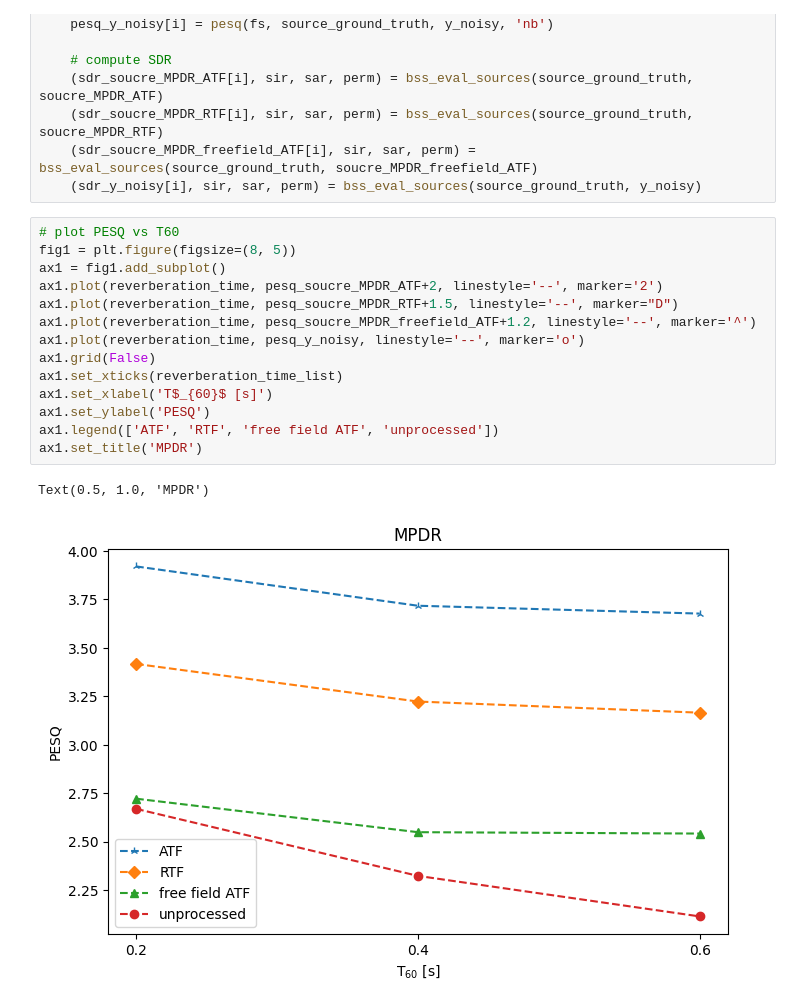
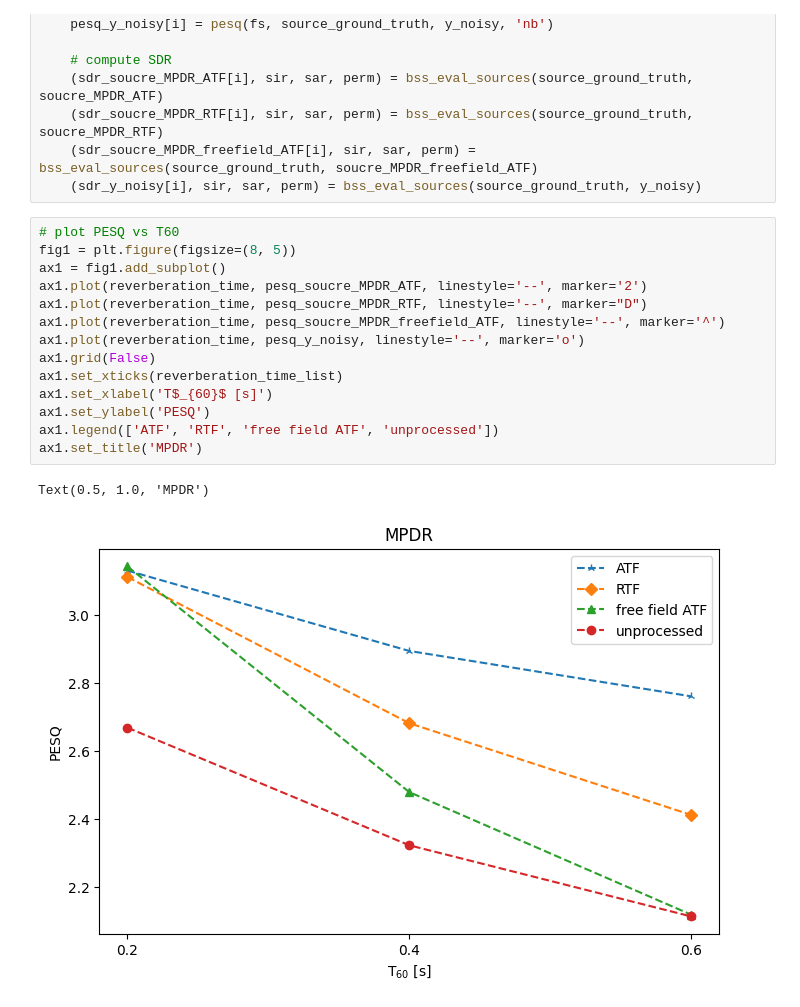
Before and after one commit to anchiyuan/CTF, a Jupyter notebook: evaluation_MPDR.ipynb, the cells around one changed output. Saved outputs shown, nothing was run; the diff lists cells and outputs as text.

```diff
--- a/evaluation_MPDR.ipynb
+++ b/evaluation_MPDR.ipynb
@@ -57,20 +57,20 @@ for i in range(len(reverberation_time)) :
 # %%
 # plot PESQ vs T60
 fig1 = plt.figure(figsize=(8, 5))
 ax1 = fig1.add_subplot()
-ax1.plot(reverberation_time, pesq_soucre_MPDR_ATF+2, linestyle='--', marker='2')
-ax1.plot(reverberation_time, pesq_soucre_MPDR_RTF+1.5, linestyle='--', marker="D")
-ax1.plot(reverberation_time, pesq_soucre_MPDR_freefield_ATF+1.2, linestyle='--', marker='^')
+ax1.plot(reverberation_time, pesq_soucre_MPDR_ATF, linestyle='--', marker='2')
+ax1.plot(reverberation_time, pesq_soucre_MPDR_RTF, linestyle='--', marker="D")
+ax1.plot(reverberation_time, pesq_soucre_MPDR_freefield_ATF, linestyle='--', marker='^')
 ax1.plot(reverberation_time, pesq_y_noisy, linestyle='--', marker='o')
 ax1.grid(False)
 ax1.set_xticks(reverberation_time_list)
 ax1.set_xlabel('T$_{60}$ [s]')
 ax1.set_ylabel('PESQ')
 ax1.legend(['ATF', 'RTF', 'free field ATF', 'unprocessed'])
 ax1.set_title('MPDR')
 # %% [output]
 Text(0.5, 1.0, 'MPDR')
-[figure, old version]
+[figure, new version]
 # %%
 # plot SDR vs T60
 fig3 = plt.figure(figsize=(8, 5))
```
Also changed, not shown: parts of 1 cell of this notebook, 29 other files.
